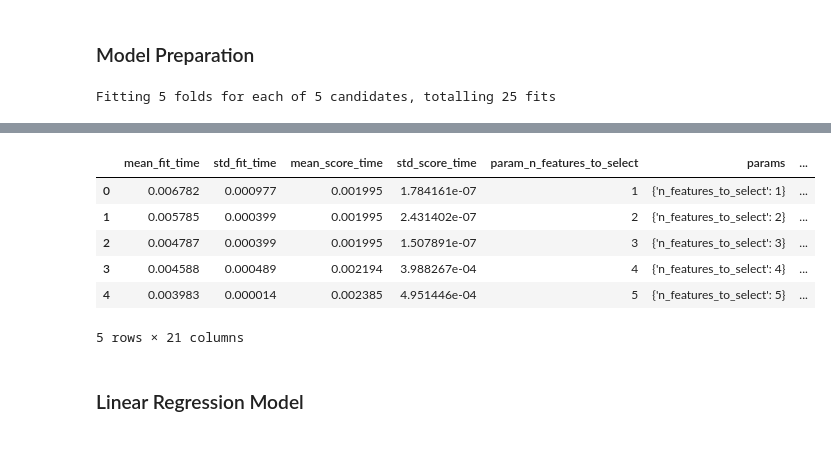
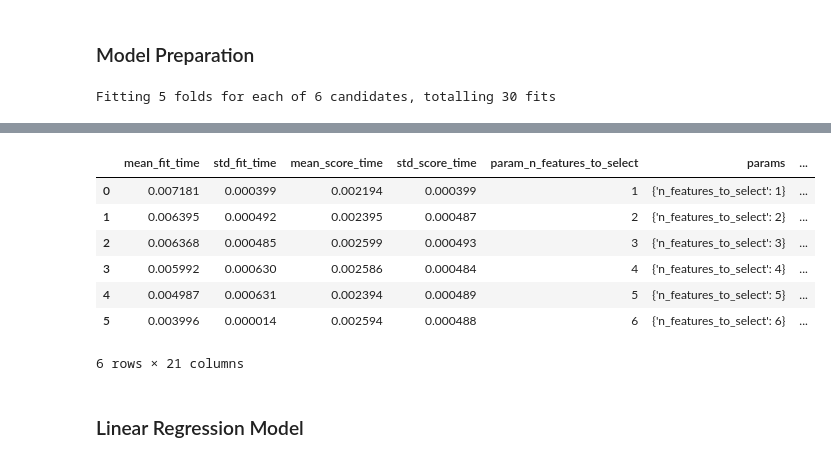
Before and after one commit to vvenkatesh-ML/Projects, a Jupyter notebook: Assignment 1/assignment_code.ipynb, the cells around one changed output, grey strips where cells are left out. Cells and saved outputs as stored; diff of their text form; code cells hidden in the pictures.

```diff
--- a/Assignment 1/assignment_code.ipynb
+++ b/Assignment 1/assignment_code.ipynb
@@ -140,0 +124,12 @@ See the caveats in the documentation: https://pandas.pydata.org/pandas-docs/stab
+# %%
+##Only Age, KM, Wght, HP, AC and CD meet the criteria comfortably
+features_df = features_df.drop(['ABS','Abag_2','Comp','Clock','Pwin'], axis=0)
+#Final features
+df_new = df[['Age','KM','Wght','AC','CD','HP']]
+
+# Normalize all values to bring them to a similar scale (Normalizing data brings all values to within 0 & 1)
+x = df_new.values
+min_max_scaler = preprocessing.MinMaxScaler()
+x_scaled = min_max_scaler.fit_transform(x)
+df_new.loc[:,:] = x_scaled
+df_new
@@ -142,8 +156,8 @@ See the caveats in the documentation: https://pandas.pydata.org/pandas-docs/stab
 ### Model Preparation
 # %%
 #Establishing the features and the target parameters
-X = df_new.drop(columns=['Price'])
-y = df_new.Price
+X = df_new
+y = df.Price
 
 #Splitting the data into training and testing (80% - Training and 20% - Testing)
 X_train, X_test, y_train, y_test = train_test_split(X, y, test_size=0.2, random_state = 100)
@@ -151,7 +165,7 @@ len(X_train.columns)
 
 #Cross-Validation grid serach
 folds = KFold(n_splits = 5, shuffle = True, random_state = 100)
-hyper_params = [{'n_features_to_select': list(range(1,6))}] #Range selected based on the number of features
+hyper_params = [{'n_features_to_select': list(range(1,7))}] #Range selected based on the number of features
 lm = LinearRegression()
 lm.fit(X_train, y_train)
 rfe = RFE(lm) #Recursive Feature Elimination used as the estimator
@@ -166,5 +180,5 @@ model_cv.fit(X_train, y_train)
 cv_result = pd.DataFrame(model_cv.cv_results_)
 cv_result
 # %% [output]
-Fitting 5 folds for each of 5 candidates, totalling 25 fits
+Fitting 5 folds for each of 6 candidates, totalling 30 fits
 [Parallel(n_jobs=1)]: Using backend SequentialBackend with 1 concurrent workers.
@@ -172,10 +186,11 @@ Fitting 5 folds for each of 5 candidates, totalling 25 fits
 |  | mean_fit_time | std_fit_time | mean_score_time | std_score_time | param_n_features_to_select | params | ... |
-| 0 | 0.006782 | 0.000977 | 0.001995 | 1.784161e-07 | 1 | {'n_features_to_select': 1} | ... |
-| 1 | 0.005785 | 0.000399 | 0.001995 | 2.431402e-07 | 2 | {'n_features_to_select': 2} | ... |
-| 2 | 0.004787 | 0.000399 | 0.001995 | 1.507891e-07 | 3 | {'n_features_to_select': 3} | ... |
-| 3 | 0.004588 | 0.000489 | 0.002194 | 3.988267e-04 | 4 | {'n_features_to_select': 4} | ... |
-| 4 | 0.003983 | 0.000014 | 0.002385 | 4.951446e-04 | 5 | {'n_features_to_select': 5} | ... |
+| 0 | 0.007181 | 0.000399 | 0.002194 | 0.000399 | 1 | {'n_features_to_select': 1} | ... |
+| 1 | 0.006395 | 0.000492 | 0.002395 | 0.000487 | 2 | {'n_features_to_select': 2} | ... |
+| 2 | 0.006368 | 0.000485 | 0.002599 | 0.000493 | 3 | {'n_features_to_select': 3} | ... |
+| 3 | 0.005992 | 0.000630 | 0.002586 | 0.000484 | 4 | {'n_features_to_select': 4} | ... |
+| 4 | 0.004987 | 0.000631 | 0.002394 | 0.000489 | 5 | {'n_features_to_select': 5} | ... |
+| 5 | 0.003996 | 0.000014 | 0.002594 | 0.000488 | 6 | {'n_features_to_select': 6} | ... |
-5 rows × 21 columns
+6 rows × 21 columns
 # %% [markdown]
 ### Linear Regression Model
 # %%
```
Also changed, not shown: parts of 11 cells of this notebook.
